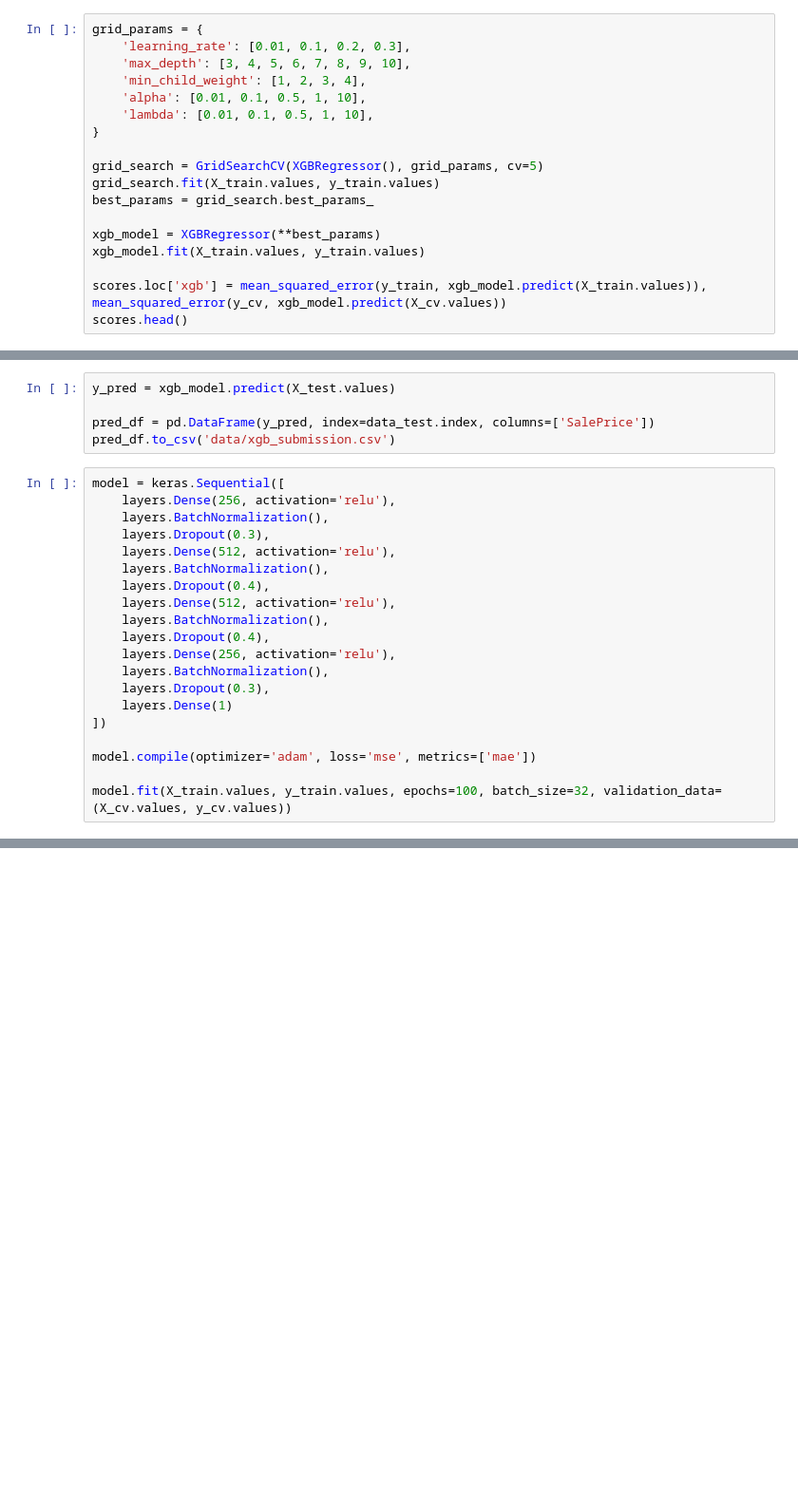
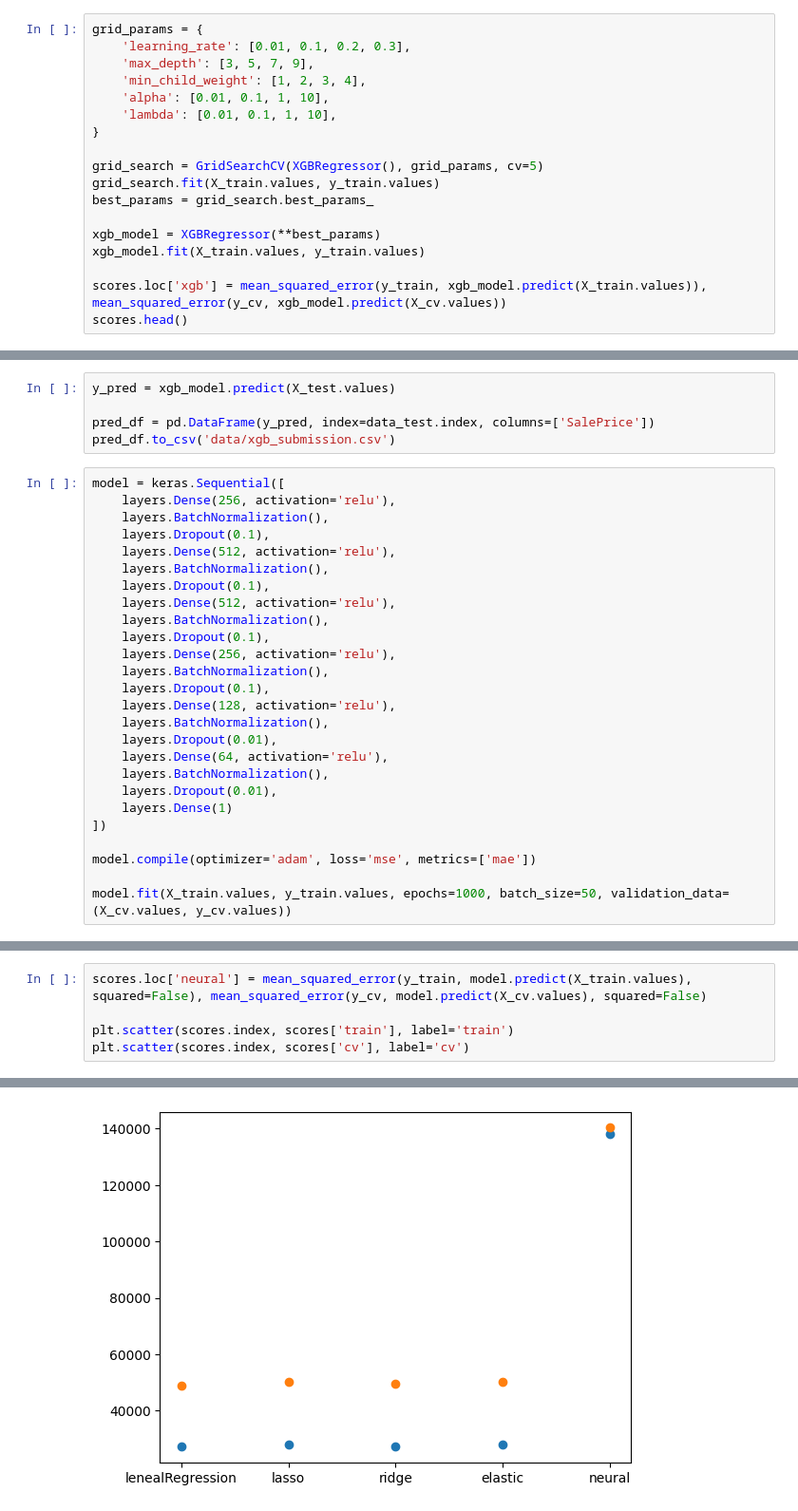
Before and after one commit to ccdarvin/competitions, a Jupyter notebook: kaggle/house-prices-advanced-regression-techniques/house-prices-advanced-regression-techniques.ipynb, the cells around one changed output, grey strips where cells are left out. Shown: that part at 95% size. Saved outputs shown, nothing was run; the diff lists cells and outputs as text; blank space fills up the shorter version.

```diff
--- a/kaggle/house-prices-advanced-regression-techniques/house-prices-advanced-regression-techniques.ipynb
+++ b/kaggle/house-prices-advanced-regression-techniques/house-prices-advanced-regression-techniques.ipynb
@@ -169,10 +355,10 @@ pred_df.head()
 # %%
 grid_params = {
     'learning_rate': [0.01, 0.1, 0.2, 0.3],
-    'max_depth': [3, 4, 5, 6, 7, 8, 9, 10],
+    'max_depth': [3, 5, 7, 9],
     'min_child_weight': [1, 2, 3, 4],
-    'alpha': [0.01, 0.1, 0.5, 1, 10],
-    'lambda': [0.01, 0.1, 0.5, 1, 10],
+    'alpha': [0.01, 0.1, 1, 10],
+    'lambda': [0.01, 0.1, 1, 10],
 }
 
 grid_search = GridSearchCV(XGBRegressor(), grid_params, cv=5)
@@ -199,19 +394,25 @@ pred_df.to_csv('data/xgb_submission.csv')
 model = keras.Sequential([
     layers.Dense(256, activation='relu'),
     layers.BatchNormalization(),
-    layers.Dropout(0.3),
+    layers.Dropout(0.1),
     layers.Dense(512, activation='relu'),
     layers.BatchNormalization(),
-    layers.Dropout(0.4),
+    layers.Dropout(0.1),
     layers.Dense(512, activation='relu'),
     layers.BatchNormalization(),
-    layers.Dropout(0.4),
+    layers.Dropout(0.1),
     layers.Dense(256, activation='relu'),
     layers.BatchNormalization(),
-    layers.Dropout(0.3),
+    layers.Dropout(0.1),
+    layers.Dense(128, activation='relu'),
+    layers.BatchNormalization(),
+    layers.Dropout(0.01),
+    layers.Dense(64, activation='relu'),
+    layers.BatchNormalization(),
+    layers.Dropout(0.01),
     layers.Dense(1)
 ])
 
 model.compile(optimizer='adam', loss='mse', metrics=['mae'])
 
-model.fit(X_train.values, y_train.values, epochs=100, batch_size=32, validation_data=(X_cv.values, y_cv.values))
+model.fit(X_train.values, y_train.values, epochs=1000, batch_size=50, validation_data=(X_cv.values, y_cv.values))
@@ -217,0 +438,6 @@ model.fit(X_train.values, y_train.values, epochs=100, batch_size=32, validation_
+# %%
+scores.loc['neural'] = mean_squared_error(y_train, model.predict(X_train.values), squared=False), mean_squared_error(y_cv, model.predict(X_cv.values), squared=False)
+
+plt.scatter(scores.index, scores['train'], label='train')
+plt.scatter(scores.index, scores['cv'], label='cv')
+# %% [output]
@@ -217,0 +447 @@ model.fit(X_train.values, y_train.values, epochs=100, batch_size=32, validation_
+[figure, added]
```
Also changed, not shown: parts of 25 cells of this notebook, 2 other files.
